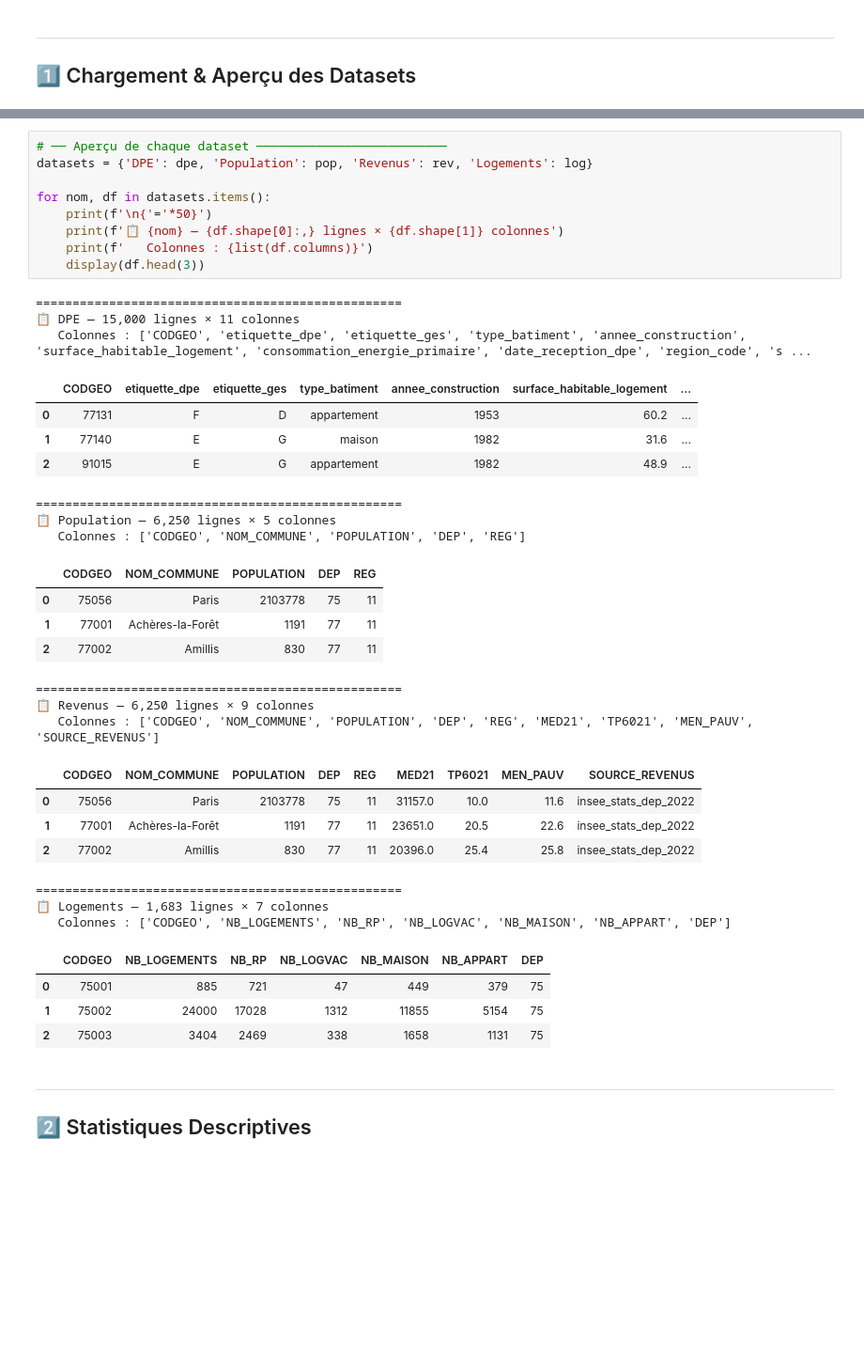
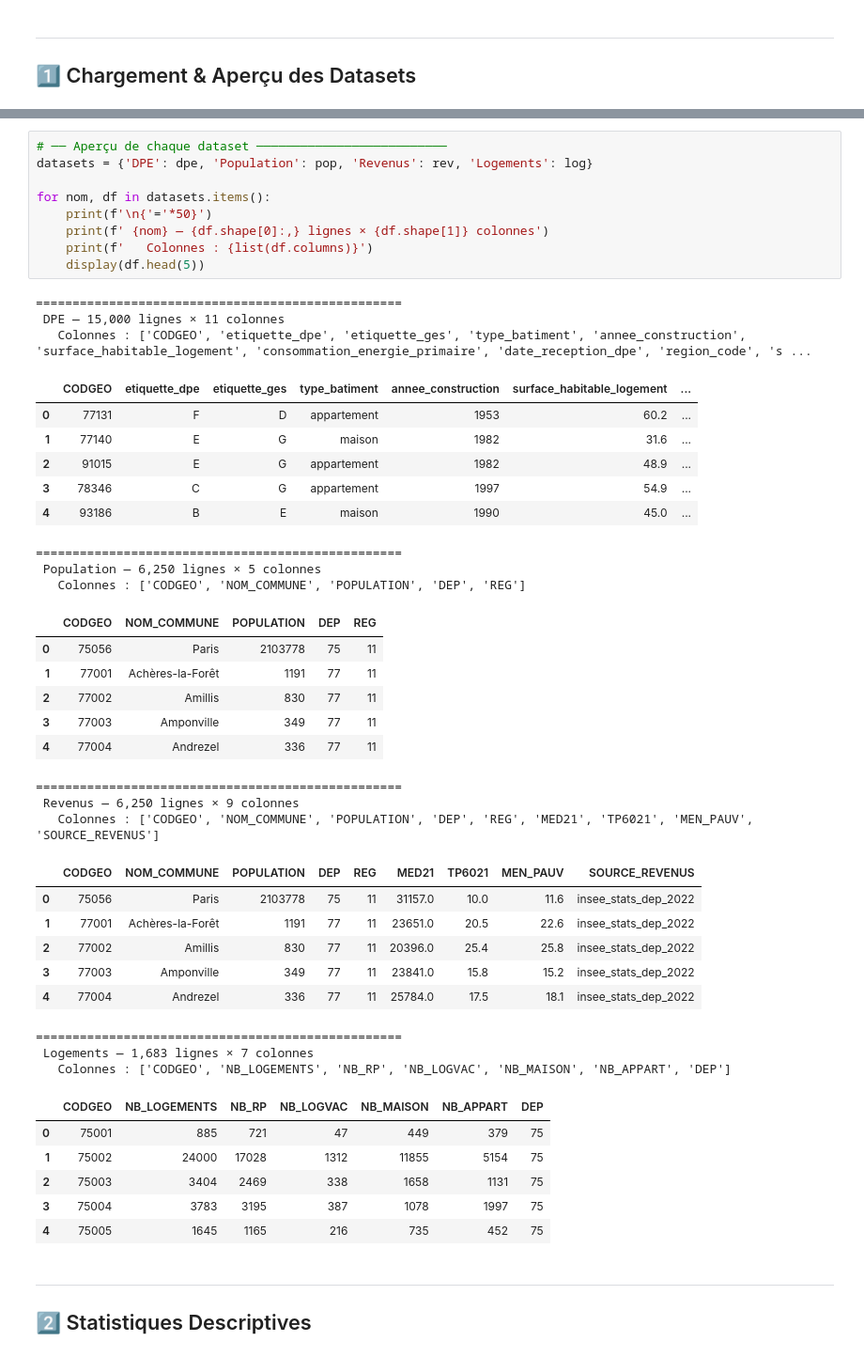
Before and after one commit to mawadaenn/fil-rouge-passoires-thermiques, a Jupyter notebook: EDA.ipynb, the cells around one changed output, grey strips where cells are left out. Shown at 94% size. Cells and saved outputs as stored; diff of their text form; blank space fills up the shorter version.

```diff
--- a/EDA.ipynb
+++ b/EDA.ipynb
@@ -101,41 +88,49 @@ print(f'   GeoJSON      : {len(geo):,} communes')
 # %%
 # ── Aperçu de chaque dataset ──────────────────────────
 datasets = {'DPE': dpe, 'Population': pop, 'Revenus': rev, 'Logements': log}
 
 for nom, df in datasets.items():
     print(f'\n{'='*50}')
-    print(f'📋 {nom} — {df.shape[0]:,} lignes × {df.shape[1]} colonnes')
+    print(f' {nom} — {df.shape[0]:,} lignes × {df.shape[1]} colonnes')
     print(f'   Colonnes : {list(df.columns)}')
-    display(df.head(3))
+    display(df.head(5))
 # %% [output]
 ==================================================
-📋 DPE — 15,000 lignes × 11 colonnes
+ DPE — 15,000 lignes × 11 colonnes
    Colonnes : ['CODGEO', 'etiquette_dpe', 'etiquette_ges', 'type_batiment', 'annee_construction', 'surface_habitable_logement', 'consommation_energie_primaire', 'date_reception_dpe', 'region_code', 's ...
 |  | CODGEO | etiquette_dpe | etiquette_ges | type_batiment | annee_construction | surface_habitable_logement | ... |
 | 0 | 77131 | F | D | appartement | 1953 | 60.2 | ... |
 | 1 | 77140 | E | G | maison | 1982 | 31.6 | ... |
 | 2 | 91015 | E | G | appartement | 1982 | 48.9 | ... |
+| 3 | 78346 | C | G | appartement | 1997 | 54.9 | ... |
+| 4 | 93186 | B | E | maison | 1990 | 45.0 | ... |
 ==================================================
-📋 Population — 6,250 lignes × 5 colonnes
+ Population — 6,250 lignes × 5 colonnes
    Colonnes : ['CODGEO', 'NOM_COMMUNE', 'POPULATION', 'DEP', 'REG']
 |  | CODGEO | NOM_COMMUNE | POPULATION | DEP | REG |
 | 0 | 75056 | Paris | 2103778 | 75 | 11 |
 | 1 | 77001 | Achères-la-Forêt | 1191 | 77 | 11 |
 | 2 | 77002 | Amillis | 830 | 77 | 11 |
+| 3 | 77003 | Amponville | 349 | 77 | 11 |
+| 4 | 77004 | Andrezel | 336 | 77 | 11 |
 ==================================================
-📋 Revenus — 6,250 lignes × 9 colonnes
+ Revenus — 6,250 lignes × 9 colonnes
    Colonnes : ['CODGEO', 'NOM_COMMUNE', 'POPULATION', 'DEP', 'REG', 'MED21', 'TP6021', 'MEN_PAUV', 'SOURCE_REVENUS']
 |  | CODGEO | NOM_COMMUNE | POPULATION | DEP | REG | MED21 | TP6021 | MEN_PAUV | SOURCE_REVENUS |
 | 0 | 75056 | Paris | 2103778 | 75 | 11 | 31157.0 | 10.0 | 11.6 | insee_stats_dep_2022 |
 | 1 | 77001 | Achères-la-Forêt | 1191 | 77 | 11 | 23651.0 | 20.5 | 22.6 | insee_stats_dep_2022 |
 | 2 | 77002 | Amillis | 830 | 77 | 11 | 20396.0 | 25.4 | 25.8 | insee_stats_dep_2022 |
+| 3 | 77003 | Amponville | 349 | 77 | 11 | 23841.0 | 15.8 | 15.2 | insee_stats_dep_2022 |
+| 4 | 77004 | Andrezel | 336 | 77 | 11 | 25784.0 | 17.5 | 18.1 | insee_stats_dep_2022 |
 ==================================================
-📋 Logements — 1,683 lignes × 7 colonnes
+ Logements — 1,683 lignes × 7 colonnes
    Colonnes : ['CODGEO', 'NB_LOGEMENTS', 'NB_RP', 'NB_LOGVAC', 'NB_MAISON', 'NB_APPART', 'DEP']
 |  | CODGEO | NB_LOGEMENTS | NB_RP | NB_LOGVAC | NB_MAISON | NB_APPART | DEP |
 | 0 | 75001 | 885 | 721 | 47 | 449 | 379 | 75 |
 | 1 | 75002 | 24000 | 17028 | 1312 | 11855 | 5154 | 75 |
 | 2 | 75003 | 3404 | 2469 | 338 | 1658 | 1131 | 75 |
+| 3 | 75004 | 3783 | 3195 | 387 | 1078 | 1997 | 75 |
+| 4 | 75005 | 1645 | 1165 | 216 | 735 | 452 | 75 |
 # %% [markdown]
 ---
 ## 2️⃣ Statistiques Descriptives
```
Also changed, not shown: parts of 17 cells of this notebook, 24 other files.
